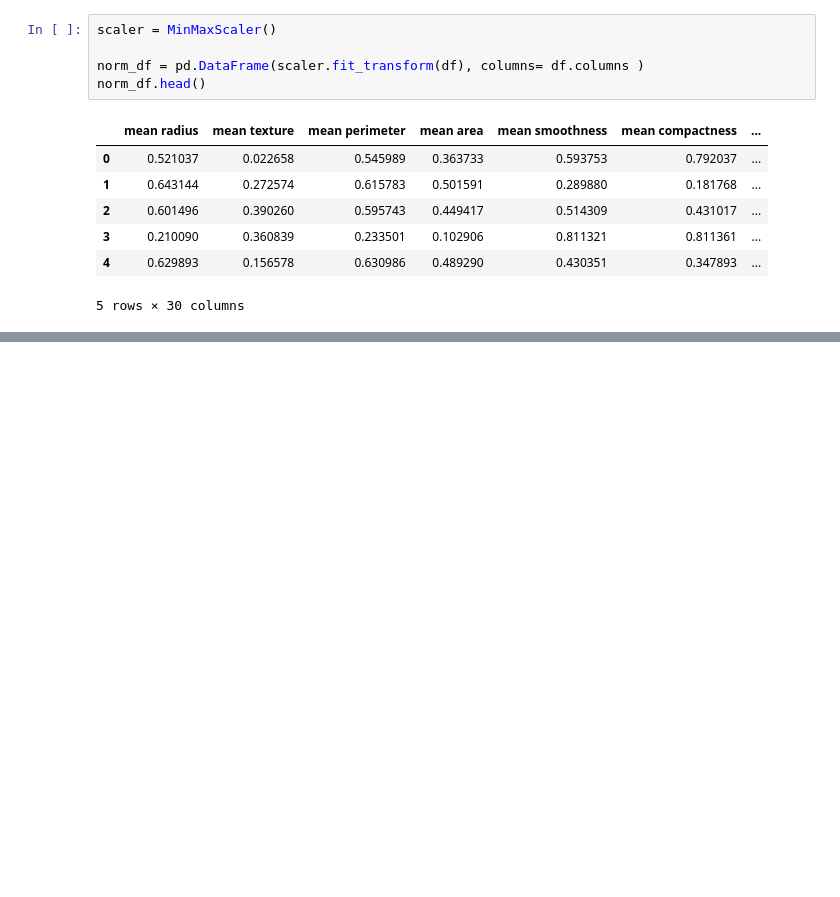
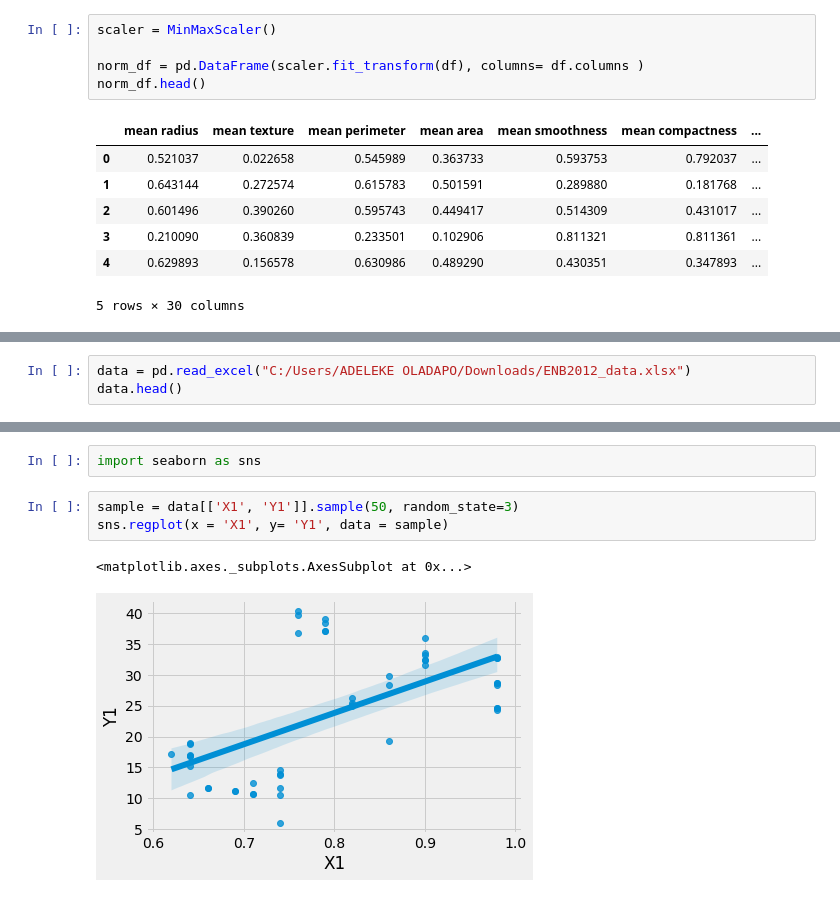
Before and after one commit to oladapo-joseph/Hamoye_Internship, a Jupyter notebook: Stage B/Hamoye_Stage_B_practice.ipynb, the cells around one changed output, grey strips where cells are left out. Drawn from its saved outputs; the diff is of its cells as text; blank space fills up the shorter version.

Commit message:
explored data penalization

```diff
--- a/Stage B/Hamoye_Stage_B_practice.ipynb
+++ b/Stage B/Hamoye_Stage_B_practice.ipynb
@@ -81,0 +149,3 @@ Reason for normalising data can be read __[here](https://medium.com/@urvashillun
+# %%
+data = pd.read_excel("C:/Users/ADELEKE OLADAPO/Downloads/ENB2012_data.xlsx")
+data.head()
@@ -81,0 +178,8 @@ Reason for normalising data can be read __[here](https://medium.com/@urvashillun
+# %%
+import seaborn as sns
+# %%
+sample = data[['X1', 'Y1']].sample(50, random_state=3)
+sns.regplot(x = 'X1', y= 'Y1', data = sample)
+# %% [output]
+<matplotlib.axes._subplots.AxesSubplot at 0x...>
+[figure, added]
```
Also changed, not shown: parts of 31 cells of this notebook.
